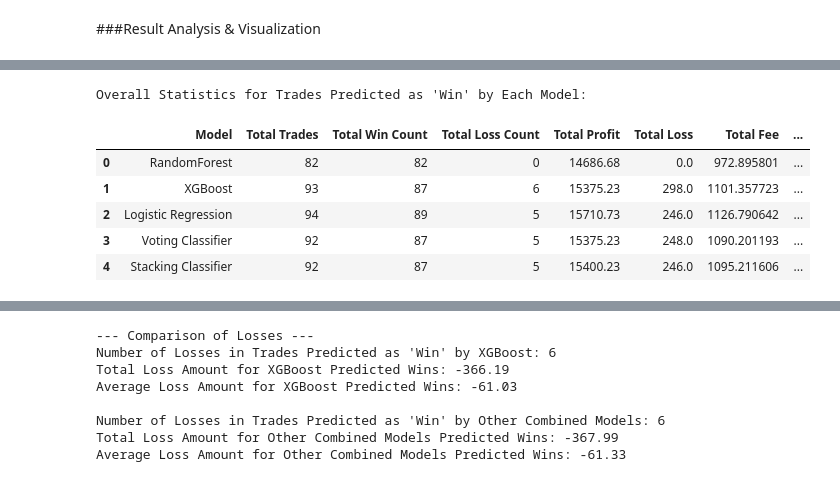
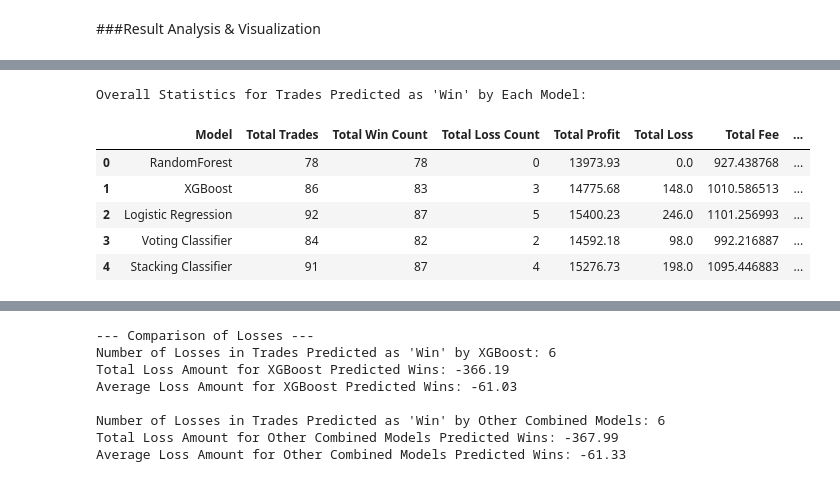
Before and after one commit to MIARD/SMC, a Jupyter notebook: SMC_ML.ipynb, the cells around one changed output, grey strips where cells are left out. Saved outputs shown, nothing was run; the diff lists cells and outputs as text; code cells hidden in the pictures.

```diff
--- a/SMC_ML.ipynb
+++ b/SMC_ML.ipynb
@@ -561,17 +562,8 @@ def show_predictions(time_input, date_input, criteria_input, CL, CW, training_fe
 # %% [markdown]
 ##Overall Statistic Using Model Prediction
 # %%
-def overall_stats(df, features_filtered, training_feature_cols):
+def overall_stats(df, features_filtered, models, training_feature_cols):
     overall_stats_df = pd.DataFrame()
-
-    models = {
-        'RandomForest': RF_model,
-        'XGBoost': XVG_model,
-        'Logistic Regression': LR_model,
-        'Voting Classifier': VC_model,
-        'Stacking Classifier': S_model
-    }
-
     # Ensure required columns for filtering exist in the original df
     if 'Profit/Loss' not in df.columns:
         df['Profit/Loss'] = df['Profit'] - df['Loss'] - df['Fee']
@@ -591,7 +583,7 @@ def overall_stats(df, features_filtered, training_feature_cols):
         # We only consider trades where the model predicted a "Win" (class 1)
         df_filtered = df.copy()
         df_filtered['Predicted_Result'] = pred_result
-        df_took_trade = df_filtered[df_filtered['Predicted_Result'] == 1]
+        df_took_trade = df_filtered[df_filtered['Predicted_Result'] >= 1]
         # print(df_took_trade.head( ))
         # 3. Overall statistic for filtered data frame
         if not df_took_trade.empty:
@@ -1498,14 +1497,21 @@ Binary Models: Win Predicted **0 time **    Multi Models: Win Predicted **0**
 # %%
 # Display the final overall statistics DataFrame
+regular_models_m = {
+        'RandomForest': RF_model_m,
+        'XGBoost': XVG_model_m,
+        'Logistic Regression': LR_model_m,
+        'Voting Classifier': VC_model_m,
+        'Stacking Classifier': S_model_m
+    }
 # overall_stats_df = overall_stats(df, features_filtered,training_feature_cols)
-overall_stats_df = overall_stats(X_test_P, X_test,training_feature_cols)
+overall_stats_df = overall_stats(X_test_P, X_test, regular_models_m, training_feature_cols)
 print("\nOverall Statistics for Trades Predicted as 'Win' by Each Model:")
 overall_stats_df
 # %% [output]
 Overall Statistics for Trades Predicted as 'Win' by Each Model:
 |  | Model | Total Trades | Total Win Count | Total Loss Count | Total Profit | Total Loss | Total Fee | ... |
-| 0 | RandomForest | 82 | 82 | 0 | 14686.68 | 0.0 | 972.895801 | ... |
-| 1 | XGBoost | 93 | 87 | 6 | 15375.23 | 298.0 | 1101.357723 | ... |
-| 2 | Logistic Regression | 94 | 89 | 5 | 15710.73 | 246.0 | 1126.790642 | ... |
-| 3 | Voting Classifier | 92 | 87 | 5 | 15375.23 | 248.0 | 1090.201193 | ... |
-| 4 | Stacking Classifier | 92 | 87 | 5 | 15400.23 | 246.0 | 1095.211606 | ... |
+| 0 | RandomForest | 78 | 78 | 0 | 13973.93 | 0.0 | 927.438768 | ... |
+| 1 | XGBoost | 86 | 83 | 3 | 14775.68 | 148.0 | 1010.586513 | ... |
+| 2 | Logistic Regression | 92 | 87 | 5 | 15400.23 | 246.0 | 1101.256993 | ... |
+| 3 | Voting Classifier | 84 | 82 | 2 | 14592.18 | 98.0 | 992.216887 | ... |
+| 4 | Stacking Classifier | 91 | 87 | 4 | 15276.73 | 198.0 | 1095.446883 | ... |
```
Also changed, not shown: parts of 13 cells of this notebook.
